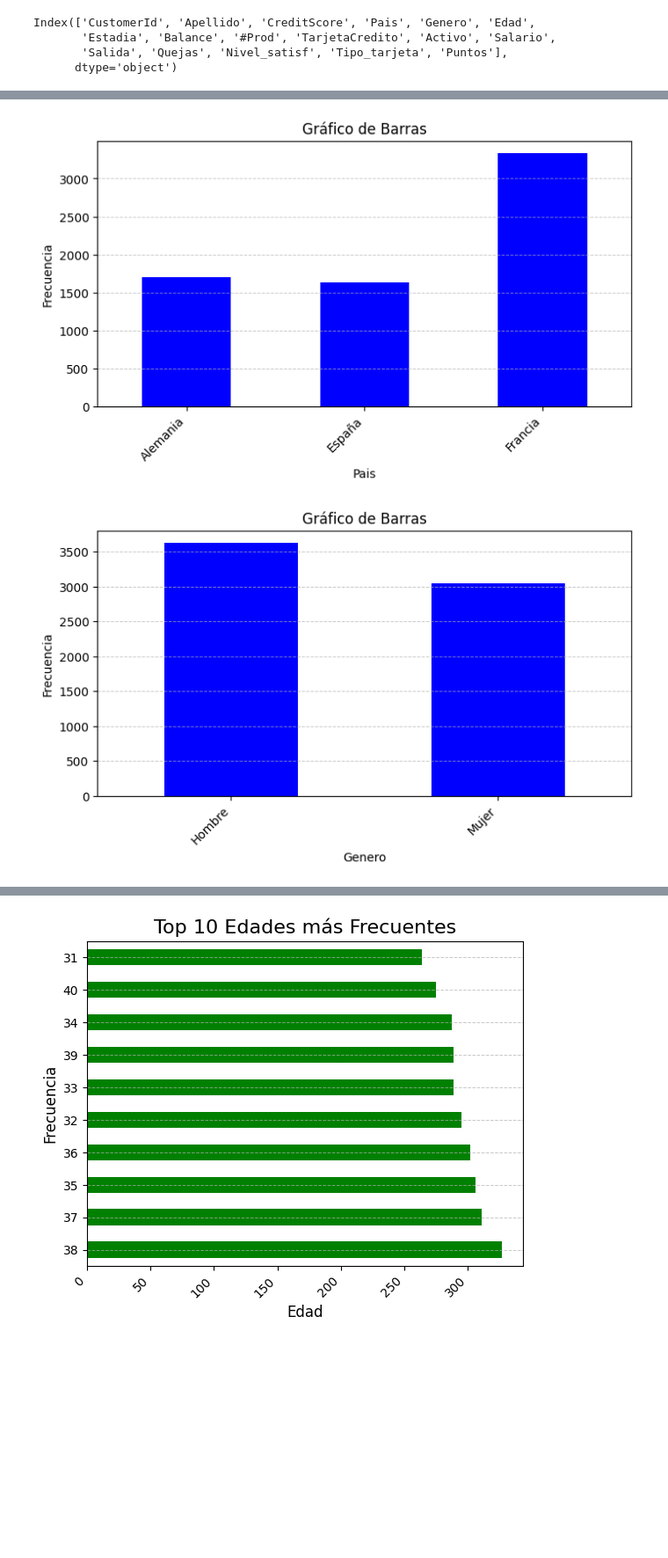
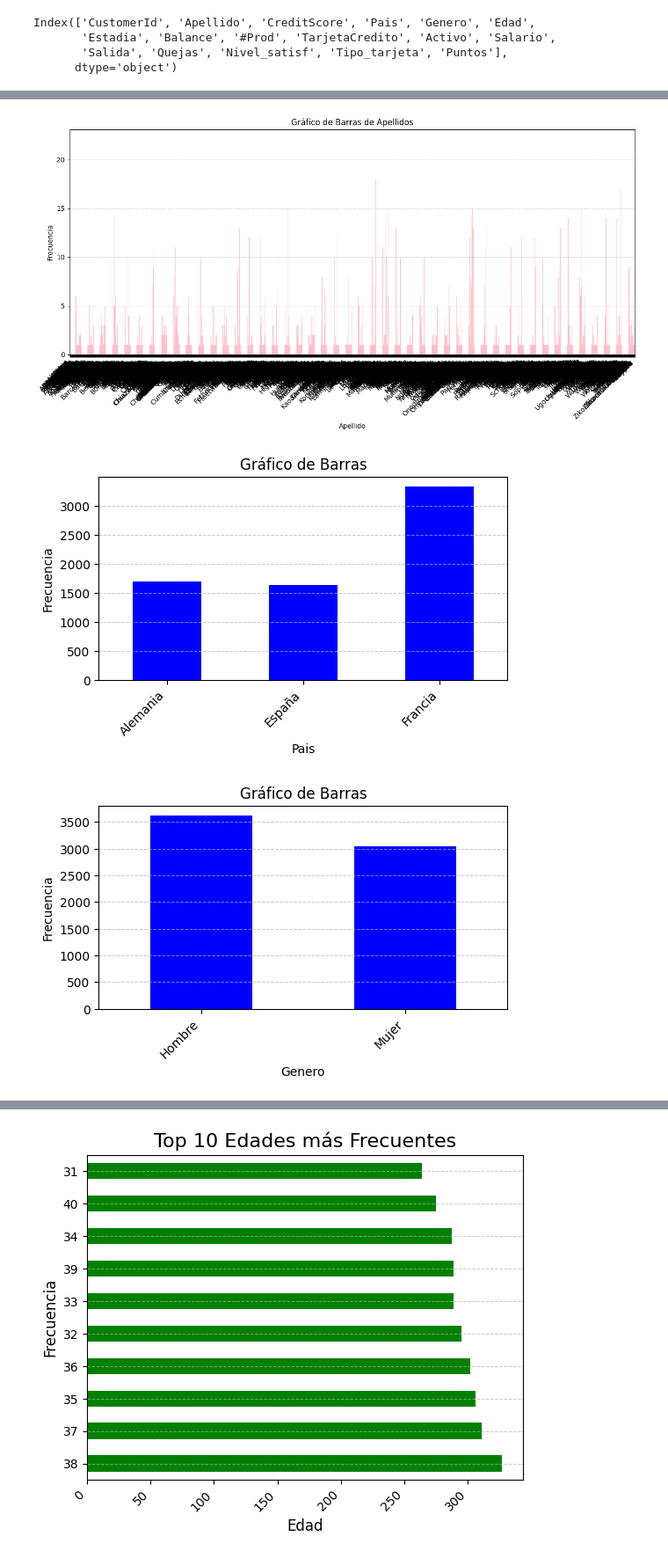
Before and after one commit to jarsmp37/introds, a Jupyter notebook: Clase_8.ipynb, the cells around one changed output, grey strips where cells are left out. Shown: that part at 88% size. Drawn from its saved outputs; the diff is of its cells as text; code cells hidden in the pictures; blank space fills up the shorter version.

```diff
--- a/Clase_8.ipynb
+++ b/Clase_8.ipynb
@@ -137,0 +195,8 @@ Index(['CustomerId', 'Apellido', 'CreditScore', 'Pais', 'Genero', 'Edad',
+# %%
+lista=['CustomerId', 'Apellido', 'CreditScore', 'Pais', 'Genero', 'Edad',
+       'Estadia', 'Balance', '#Prod', 'TarjetaCredito', 'Activo', 'Salario',
+       'Salida', 'Quejas', 'Nivel_satisf', 'Tipo_tarjeta', 'Puntos']
+for i in lista:
+    print(f"La columna {i} tiene de valores únicos: ")
+    print(df[i].unique())
+    print()
@@ -138,27 +237,43 @@ Index(['CustomerId', 'Apellido', 'CreditScore', 'Pais', 'Genero', 'Edad',
+# %%
+plt.figure(figsize=(15, 6))
+
+# Ordenar las edades antes de crear el gráfico de barras
+df['Apellido'].value_counts().sort_index().plot(kind='bar', color='pink')
+
+# Personalización del gráfico
+plt.title('Gráfico de Barras de Apellidos')
+plt.xlabel('Apellido')
+plt.ylabel('Frecuencia')
+
+# Rotar las etiquetas del eje X
+plt.xticks(rotation=45, ha='right')
+
+# Añadir rejilla
+plt.grid(True, which='both', axis='y', linestyle='--', linewidth=0.7, alpha=0.7)
+
+# Mostrar el gráfico
+plt.show()
+# %% [output]
+[figure, added]
 # %%
 lista2=['Pais', 'Genero', 'Edad',
        'Estadia', '#Prod', 'TarjetaCredito', 'Activo',
-       'Salida', 'Quejas', 'Nivel_satisf', 'Tipo_tarjeta',]
+       'Salida', 'Quejas', 'Nivel_satisf', 'Tipo_tarjeta']
 # %%
 for i in lista2:
-    plt.figure(figsize=(8, 4))
+    plt.figure(figsize=(6, 3))
 
-    # Ordenar las edades antes de crear el gráfico de barras
     df[i].value_counts().sort_index().plot(kind='bar', color='blue')
 
-    # Personalización del gráfico
     plt.title('Gráfico de Barras')
     plt.xlabel(f'{i}')
     plt.ylabel('Frecuencia')
 
-    # Rotar las etiquetas del eje X
     plt.xticks(rotation=45, ha='right')
 
-    # Añadir rejilla
     plt.grid(True, which='both', axis='y', linestyle='--', linewidth=0.7, alpha=0.7)
 
-    # Mostrar el gráfico
     plt.show()
 # %% [output]
-[figure, old version]
+[figure, new version]
-[figure, old version]
+[figure, new version]
```
Also changed, not shown: parts of 15 cells of this notebook, 2 other files.
